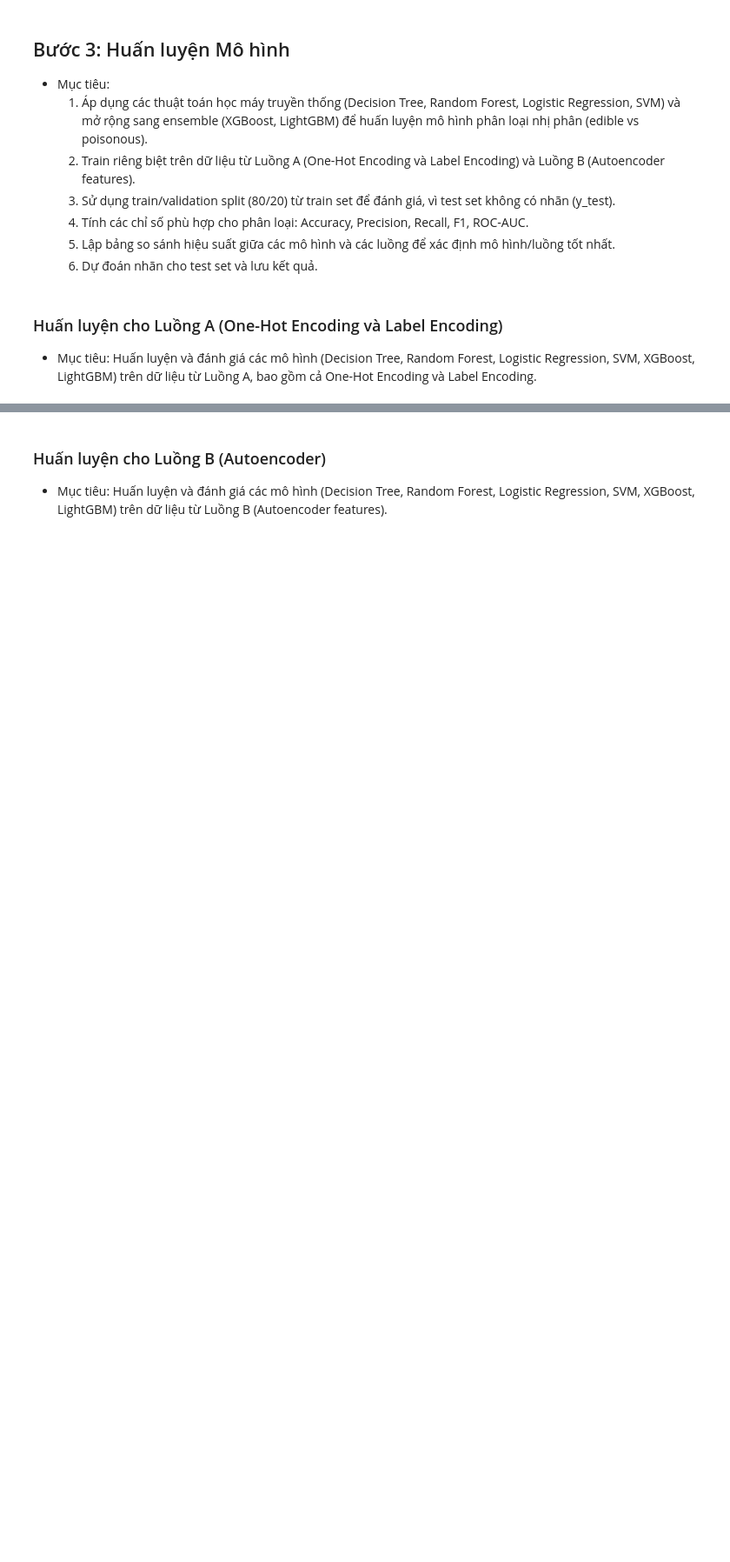
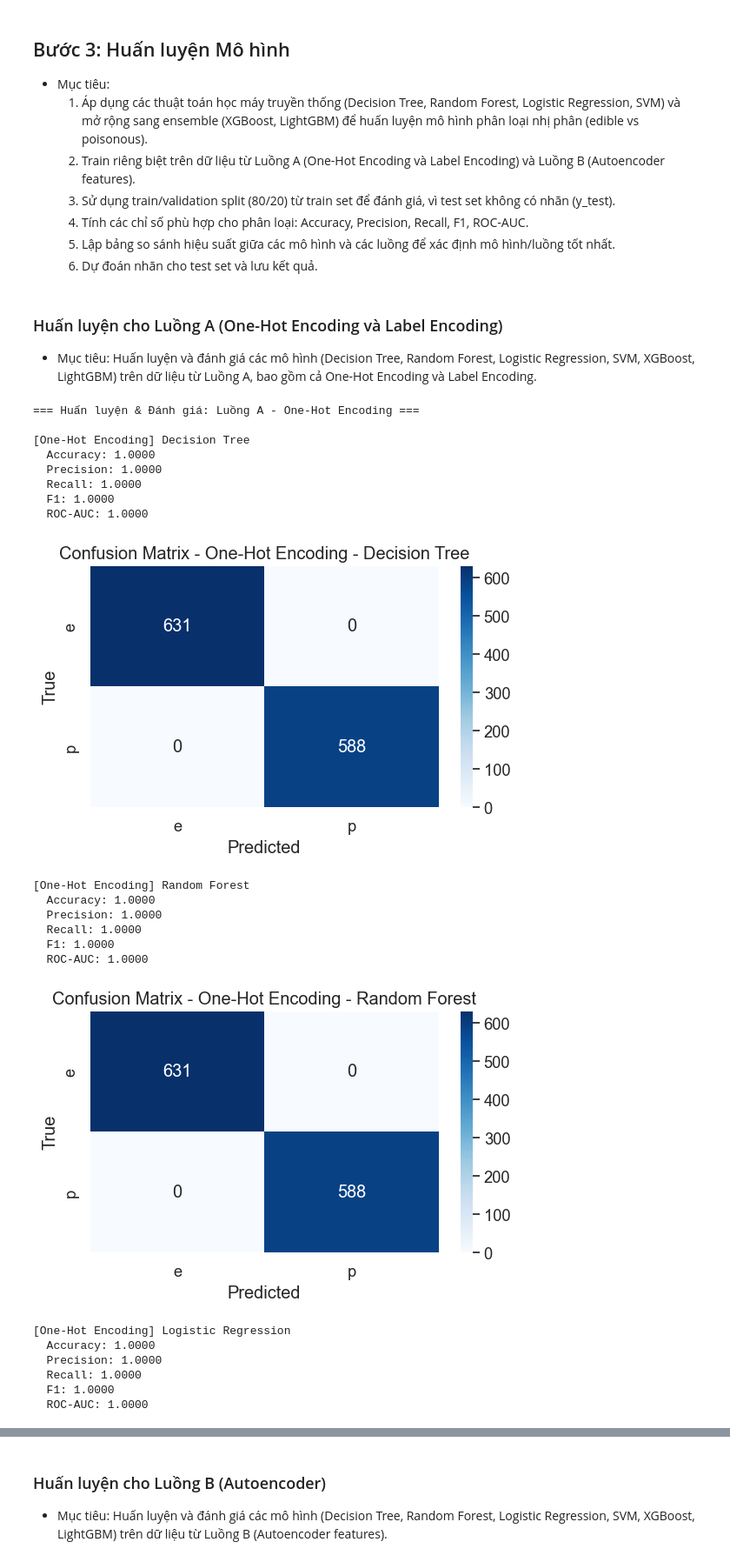
Before and after one commit to duytienkaka/Phan-loai-nam-An-duoc-hay-doc-, a Jupyter notebook: main.ipynb, the cells around one changed output, grey strips where cells are left out. Shown at 87% size. Cells and saved outputs as stored; diff of their text form; code cells hidden in the pictures; blank space fills up the shorter version.

```diff
--- a/main.ipynb
+++ b/main.ipynb
@@ -404,7 +508,7 @@ def smart_read_csv(candidates):
 
 def get_test_ids():
     test_df = smart_read_csv([
-        "/kaggle/working/test.csv",
+        "test.csv",
         "./test.csv",
         "/mnt/data/test.csv",
         "/kaggle/input/mushroom-classification-btl/test.csv",
@@ -444,12 +548,12 @@ def _pos_index_for_proba(model):
     return 1
 
 # ===================== Load features/labels =====================
-X_train_onehot = pd.read_csv('/kaggle/working/X_train_onehot.csv')
-X_test_onehot  = pd.read_csv('/kaggle/working/X_test_onehot.csv')
-y_train        = pd.read_csv('/kaggle/working/y_train.csv')['class']  # có thể là 'e'/'p' hoặc 0/1
+X_train_onehot = pd.read_csv('X_train_onehot.csv')
+X_test_onehot  = pd.read_csv('X_test_onehot.csv')
+y_train        = pd.read_csv('y_train.csv')['class']  # có thể là 'e'/'p' hoặc 0/1
 
-X_train_label  = pd.read_csv('/kaggle/working/X_train_label.csv')
-X_test_label   = pd.read_csv('/kaggle/working/X_test_label.csv')
+X_train_label  = pd.read_csv('X_train_label.csv')
+X_test_label   = pd.read_csv('X_test_label.csv')
 
 # Stratified split (dùng nhãn gốc, không ép sớm để tránh lệch mapping)
 Xtr_oh, Xval_oh, ytr_oh, yval_oh = train_test_split(
@@ -546,7 +650,7 @@ print("\n=== Tạo file submission cho Kaggle (id, class = 'e'/'p') ===")
 # 🔒 LUÔN đọc test.csv để lấy đúng bộ và thứ tự id (tránh lệch số dòng)
 test_df = smart_read_csv([
     "/kaggle/input/mushroom-classification-btl/test.csv",  # competition input
-    "/kaggle/working/test.csv",
+    "Dataset/test.csv",
     "./test.csv",
     "/mnt/data/test.csv",
 ])
@@ -559,30 +663,53 @@ elif 'Id' in test_df.columns:
     test_ids = test_df['Id'].rename('id')
 else:
     raise ValueError("❌ test.csv không có cột id/Id.")
 
 print(f"✅ Lấy {len(test_ids)} hàng id từ test.csv")
 
 # Train mô hình cuối để nộp: Random Forest trên One-Hot
 rf_onehot = RandomForestClassifier(random_state=42)
 rf_onehot.fit(X_train_onehot, y_train.values.ravel())
 
 # Dự đoán NHÃN cho test (có thể là 0/1 hoặc 'e'/'p')
 pred_any = rf_onehot.predict(X_test_onehot)
 
 # Chuẩn hoá nhãn nộp về 'e'/'p'
 if set(pd.Series(pred_any).unique()) <= {0, 1}:
     pred_cls = np.where(pred_any == 1, 'p', 'e')
 else:
     pred_cls = pd.Series(pred_any).astype(str).str.lower()
     ok = pred_cls.isin(['e','p']).all()
     if not ok:
         raise ValueError("❌ Dự đoán không thuộc {'e','p'} hoặc {0,1}. Kiểm tra lại pipeline/labels.")
 
 # Tạo submission.csv đúng format (số dòng = số dòng test)
 submission = pd.DataFrame({'id': test_ids.values, 'class': pred_cls})
 assert len(submission) == len(test_df), f"Số dòng lệch: submission={len(submission)} vs test={len(test_df)}"
 
 # Ghi file (không có dấu nháy kép)
 submission.to_csv('submission.csv', index=False, quoting=csv.QUOTE_NONE, escapechar='\\')
 print("✅ ĐÃ TẠO FILE NỘP: submission.csv  (cột id, class = 'e'/'p')")
 print(submission.head())
+# %% [output]
+=== Huấn luyện & Đánh giá: Luồng A - One-Hot Encoding ===
+
+[One-Hot Encoding] Decision Tree
+  Accuracy: 1.0000
+  Precision: 1.0000
+  Recall: 1.0000
+  F1: 1.0000
+  ROC-AUC: 1.0000
+[figure, added]
+[One-Hot Encoding] Random Forest
+  Accuracy: 1.0000
+  Precision: 1.0000
+  Recall: 1.0000
+  F1: 1.0000
+  ROC-AUC: 1.0000
+[figure, added]
+[One-Hot Encoding] Logistic Regression
+  Accuracy: 1.0000
+  Precision: 1.0000
+  Recall: 1.0000
+  F1: 1.0000
+  ROC-AUC: 1.0000
```
Also changed, not shown: parts of 6 cells of this notebook.
